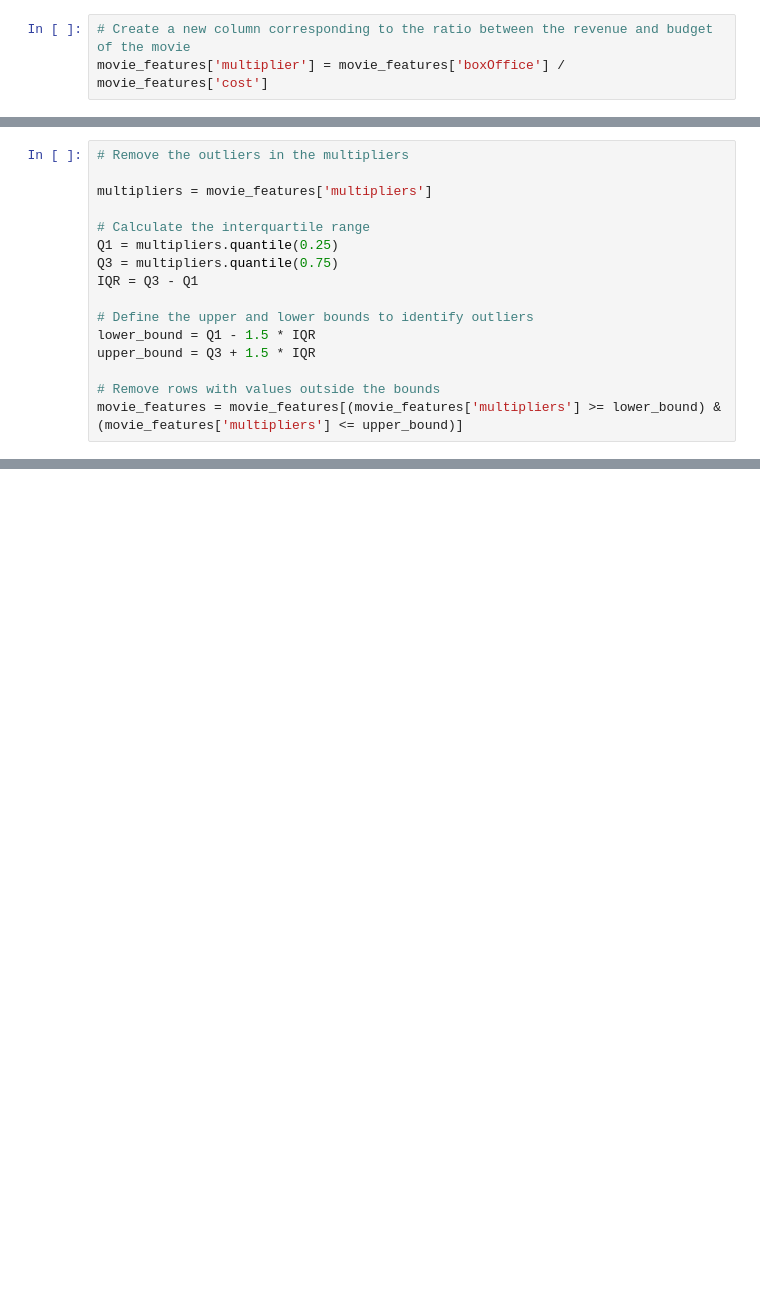
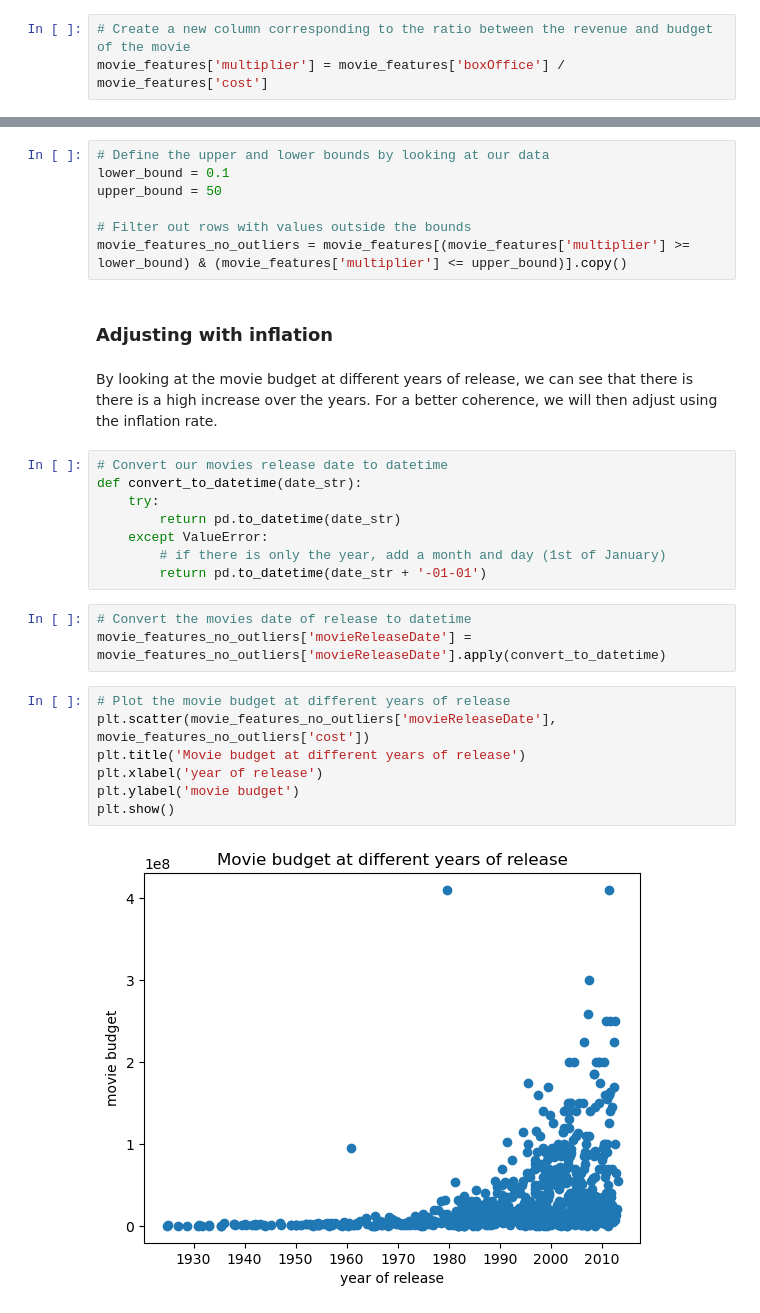
Before and after one commit to epfl-ada/ada-2023-project-thesuricates, a Jupyter notebook: data_analysis.ipynb, the cells around one changed output, grey strips where cells are left out. Saved outputs shown, nothing was run; the diff lists cells and outputs as text; blank space fills up the shorter version.

Commit message:
budget separation

```diff
--- a/data_analysis.ipynb
+++ b/data_analysis.ipynb
@@ -213,16 +210,0 @@ print(len(movie_features))
-# %%
-# Remove the outliers in the multipliers
-
-multipliers = movie_features['multipliers']
-
-# Calculate the interquartile range
-Q1 = multipliers.quantile(0.25)
-Q3 = multipliers.quantile(0.75)
-IQR = Q3 - Q1
-
-# Define the upper and lower bounds to identify outliers
-lower_bound = Q1 - 1.5 * IQR
-upper_bound = Q3 + 1.5 * IQR
-
-# Remove rows with values outside the bounds
-movie_features = movie_features[(movie_features['multipliers'] >= lower_bound) & (movie_features['multipliers'] <= upper_bound)]
@@ -232,0 +211,31 @@ print(len(movie_features))
+# %%
+# Define the upper and lower bounds by looking at our data
+lower_bound = 0.1
+upper_bound = 50
+
+# Filter out rows with values outside the bounds
+movie_features_no_outliers = movie_features[(movie_features['multiplier'] >= lower_bound) & (movie_features['multiplier'] <= upper_bound)].copy()
+# %% [markdown]
+### Adjusting with inflation
+# %% [markdown]
+ By looking at the movie budget at different years of release, we can see that there is there is a high increase over the years. For a better coherence, we will then adjust using the inflation rate.
+# %%
+# Convert our movies release date to datetime
+def convert_to_datetime(date_str):
+    try:
+        return pd.to_datetime(date_str)
+    except ValueError:
+        # if there is only the year, add a month and day (1st of January)
+        return pd.to_datetime(date_str + '-01-01')
+# %%
+# Convert the movies date of release to datetime
+movie_features_no_outliers['movieReleaseDate'] = movie_features_no_outliers['movieReleaseDate'].apply(convert_to_datetime)
+# %%
+# Plot the movie budget at different years of release
+plt.scatter(movie_features_no_outliers['movieReleaseDate'], movie_features_no_outliers['cost'])
+plt.title('Movie budget at different years of release')
+plt.xlabel('year of release')
+plt.ylabel('movie budget')
+plt.show()
+# %% [output]
+[figure, added]
```
Also changed, not shown: parts of 15 cells of this notebook.
